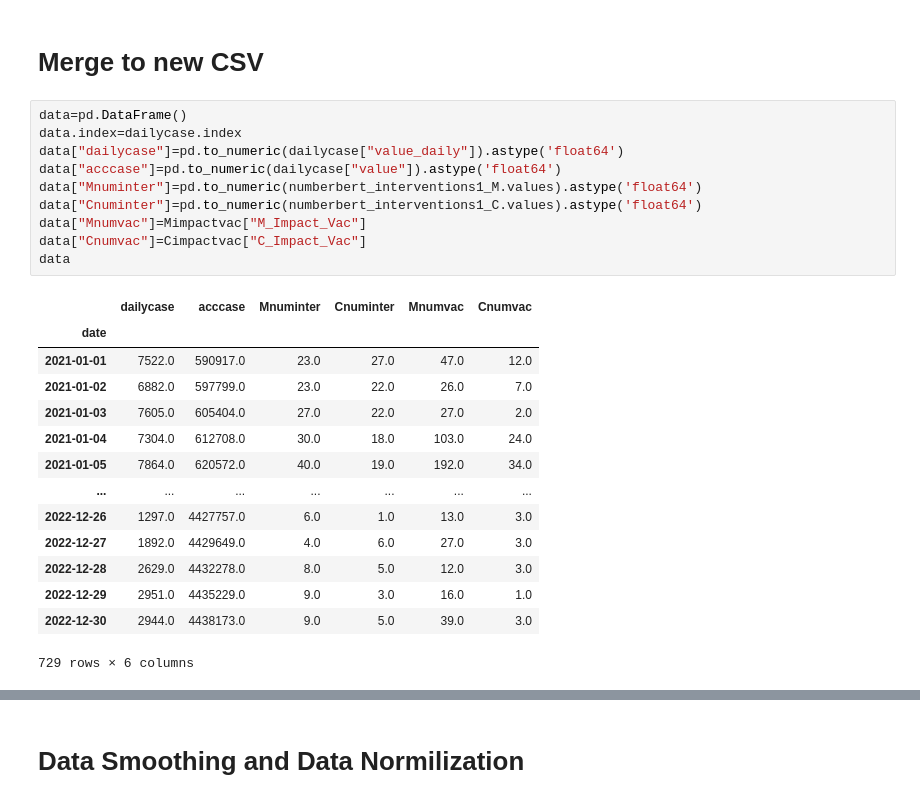
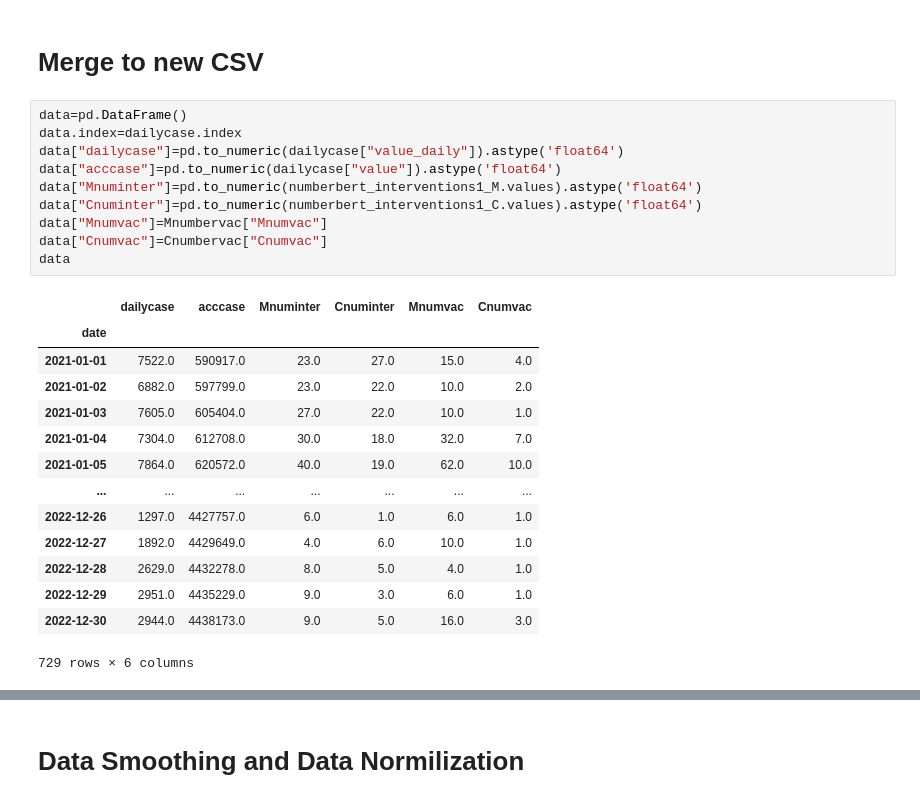
Before and after one commit to Song921012/CognitiveModel.jl, a Jupyter notebook: data/M and C Impact Series.ipynb, the cells around one changed output, grey strips where cells are left out. Saved outputs shown, nothing was run; the diff lists cells and outputs as text.

```diff
--- a/data/M and C Impact Series.ipynb
+++ b/data/M and C Impact Series.ipynb
@@ -321,27 +321,27 @@ Cimpactinter=Cimpactinter.resample("D").mean().fillna(method="pad")
 # %%
 data=pd.DataFrame()
 data.index=dailycase.index
 data["dailycase"]=pd.to_numeric(dailycase["value_daily"]).astype('float64')
 data["acccase"]=pd.to_numeric(dailycase["value"]).astype('float64')
 data["Mnuminter"]=pd.to_numeric(numberbert_interventions1_M.values).astype('float64')
 data["Cnuminter"]=pd.to_numeric(numberbert_interventions1_C.values).astype('float64')
-data["Mnumvac"]=Mimpactvac["M_Impact_Vac"]
-data["Cnumvac"]=Cimpactvac["C_Impact_Vac"]
+data["Mnumvac"]=Mnumbervac["Mnumvac"]
+data["Cnumvac"]=Cnumbervac["Cnumvac"]
 data
 # %% [output]
 |  | dailycase | acccase | Mnuminter | Cnuminter | Mnumvac | Cnumvac |
 | date |  |  |  |  |  |  |
-| 2021-01-01 | 7522.0 | 590917.0 | 23.0 | 27.0 | 47.0 | 12.0 |
-| 2021-01-02 | 6882.0 | 597799.0 | 23.0 | 22.0 | 26.0 | 7.0 |
-| 2021-01-03 | 7605.0 | 605404.0 | 27.0 | 22.0 | 27.0 | 2.0 |
-| 2021-01-04 | 7304.0 | 612708.0 | 30.0 | 18.0 | 103.0 | 24.0 |
-| 2021-01-05 | 7864.0 | 620572.0 | 40.0 | 19.0 | 192.0 | 34.0 |
+| 2021-01-01 | 7522.0 | 590917.0 | 23.0 | 27.0 | 15.0 | 4.0 |
+| 2021-01-02 | 6882.0 | 597799.0 | 23.0 | 22.0 | 10.0 | 2.0 |
+| 2021-01-03 | 7605.0 | 605404.0 | 27.0 | 22.0 | 10.0 | 1.0 |
+| 2021-01-04 | 7304.0 | 612708.0 | 30.0 | 18.0 | 32.0 | 7.0 |
+| 2021-01-05 | 7864.0 | 620572.0 | 40.0 | 19.0 | 62.0 | 10.0 |
 | ... | ... | ... | ... | ... | ... | ... |
-| 2022-12-26 | 1297.0 | 4427757.0 | 6.0 | 1.0 | 13.0 | 3.0 |
-| 2022-12-27 | 1892.0 | 4429649.0 | 4.0 | 6.0 | 27.0 | 3.0 |
-| 2022-12-28 | 2629.0 | 4432278.0 | 8.0 | 5.0 | 12.0 | 3.0 |
-| 2022-12-29 | 2951.0 | 4435229.0 | 9.0 | 3.0 | 16.0 | 1.0 |
-| 2022-12-30 | 2944.0 | 4438173.0 | 9.0 | 5.0 | 39.0 | 3.0 |
+| 2022-12-26 | 1297.0 | 4427757.0 | 6.0 | 1.0 | 6.0 | 1.0 |
+| 2022-12-27 | 1892.0 | 4429649.0 | 4.0 | 6.0 | 10.0 | 1.0 |
+| 2022-12-28 | 2629.0 | 4432278.0 | 8.0 | 5.0 | 4.0 | 1.0 |
+| 2022-12-29 | 2951.0 | 4435229.0 | 9.0 | 3.0 | 6.0 | 1.0 |
+| 2022-12-30 | 2944.0 | 4438173.0 | 9.0 | 5.0 | 16.0 | 3.0 |
 729 rows × 6 columns
 # %%
 data=pd.DataFrame()
```
Also changed, not shown: parts of 7 cells of this notebook, 35 other files.
